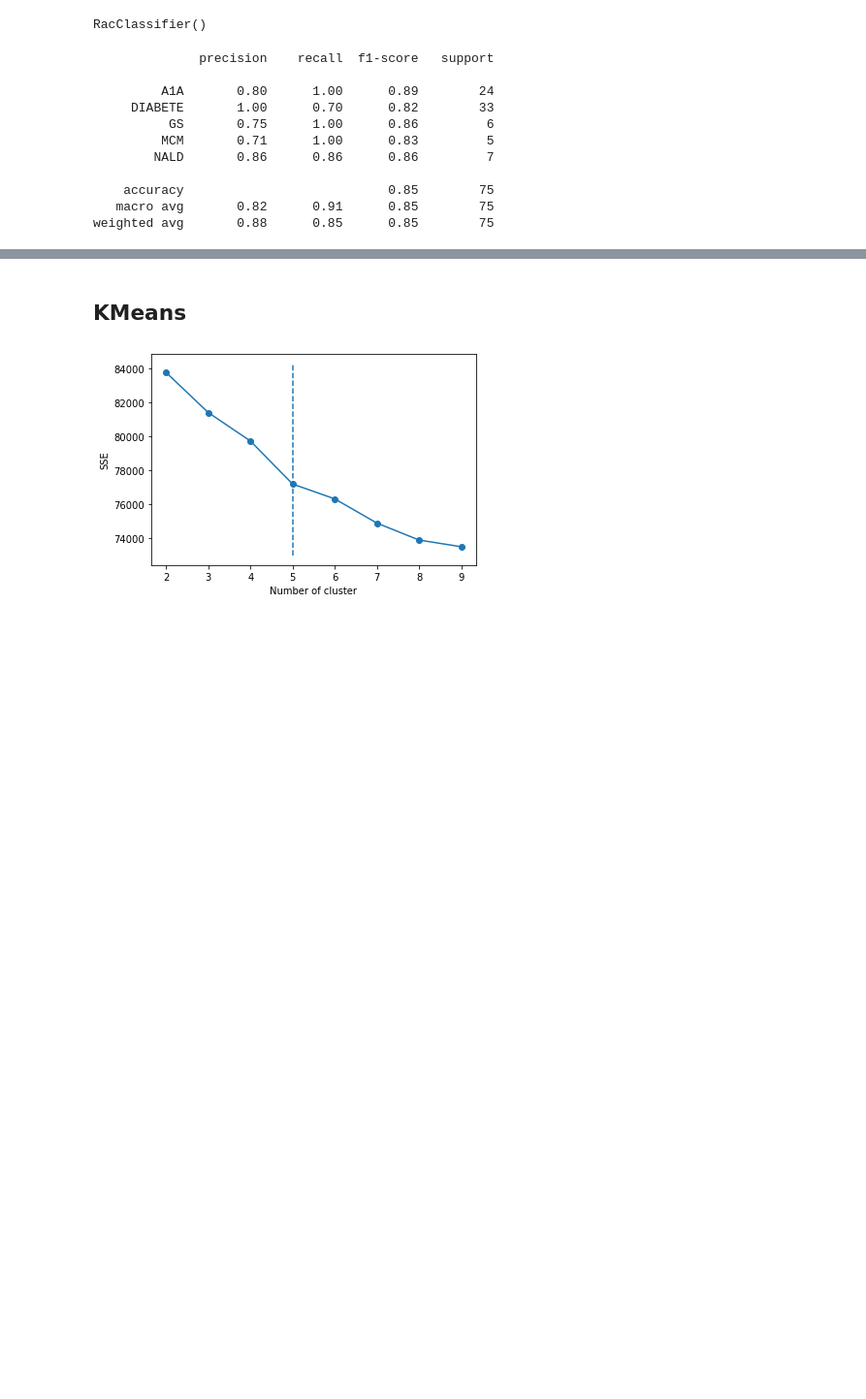
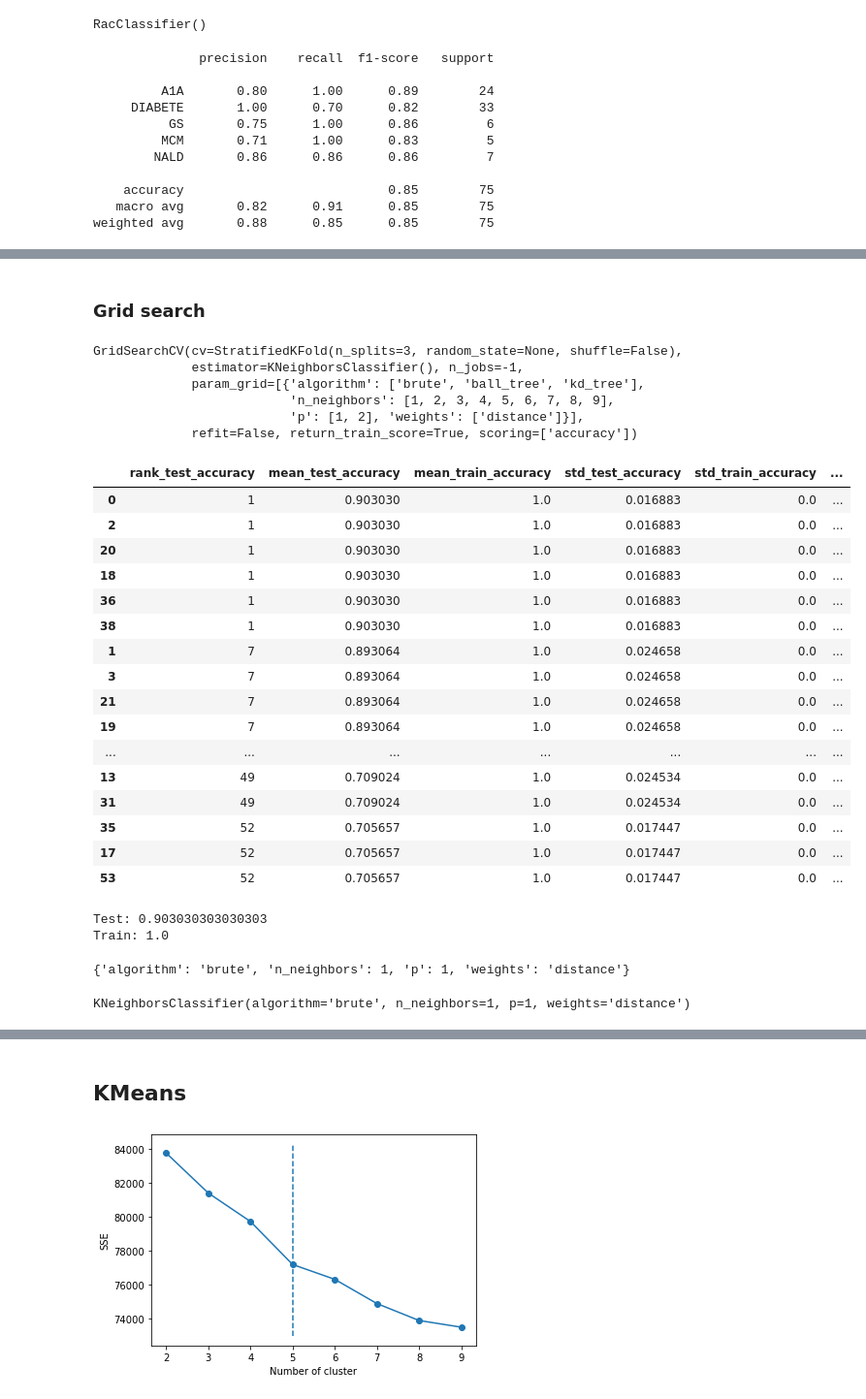
Before and after one commit to federicosilvestri/chl-project, a Jupyter notebook: src/notebooks/Classification.ipynb, the cells around one changed output, grey strips where cells are left out. Shown at 97% size. Cells and saved outputs as stored; diff of their text form; code cells hidden in the pictures; blank space fills up the shorter version.

```diff
--- a/src/notebooks/Classification.ipynb
+++ b/src/notebooks/Classification.ipynb
@@ -463,0 +494,2 @@ weighted avg       0.88      0.85      0.85        75
+# %% [markdown]
+### Grid search
@@ -463,0 +509,46 @@ weighted avg       0.88      0.85      0.85        75
+# %%
+clf = GridSearchCV(estimator=KNeighborsClassifier(), param_grid=param_grid, cv=cv, scoring=scoring, refit=False, n_jobs=-1, return_train_score=True)
+clf.fit(train_cv, target_cv)
+# %% [output]
+GridSearchCV(cv=StratifiedKFold(n_splits=3, random_state=None, shuffle=False),
+             estimator=KNeighborsClassifier(), n_jobs=-1,
+             param_grid=[{'algorithm': ['brute', 'ball_tree', 'kd_tree'],
+                          'n_neighbors': [1, 2, 3, 4, 5, 6, 7, 8, 9],
+                          'p': [1, 2], 'weights': ['distance']}],
+             refit=False, return_train_score=True, scoring=['accuracy'])
+# %%
+grid_search_report(clf.cv_results_)
+#p = grid_search_report(clf.cv_results_)[0:10]['params']
+#tmp = []
+#for i in p:
+    #tmp.append(i['leaf_size'])
+#plt.hist(tmp)
+# %% [output]
+|  | rank_test_accuracy | mean_test_accuracy | mean_train_accuracy | std_test_accuracy | std_train_accuracy | ... |
+| 0 | 1 | 0.903030 | 1.0 | 0.016883 | 0.0 | ... |
+| 2 | 1 | 0.903030 | 1.0 | 0.016883 | 0.0 | ... |
+| 20 | 1 | 0.903030 | 1.0 | 0.016883 | 0.0 | ... |
+| 18 | 1 | 0.903030 | 1.0 | 0.016883 | 0.0 | ... |
+| 36 | 1 | 0.903030 | 1.0 | 0.016883 | 0.0 | ... |
+| 38 | 1 | 0.903030 | 1.0 | 0.016883 | 0.0 | ... |
+| 1 | 7 | 0.893064 | 1.0 | 0.024658 | 0.0 | ... |
+| 3 | 7 | 0.893064 | 1.0 | 0.024658 | 0.0 | ... |
+| 21 | 7 | 0.893064 | 1.0 | 0.024658 | 0.0 | ... |
+| 19 | 7 | 0.893064 | 1.0 | 0.024658 | 0.0 | ... |
+| ... | ... | ... | ... | ... | ... | ... |
+| 13 | 49 | 0.709024 | 1.0 | 0.024534 | 0.0 | ... |
+| 31 | 49 | 0.709024 | 1.0 | 0.024534 | 0.0 | ... |
+| 35 | 52 | 0.705657 | 1.0 | 0.017447 | 0.0 | ... |
+| 17 | 52 | 0.705657 | 1.0 | 0.017447 | 0.0 | ... |
+| 53 | 52 | 0.705657 | 1.0 | 0.017447 | 0.0 | ... |
+# %%
+print('Test: '+ str(grid_search_report(clf.cv_results_).iloc[0]['mean_test_accuracy']))
+print('Train: '+ str(grid_search_report(clf.cv_results_).iloc[0]['mean_train_accuracy']))
+# %% [output]
+Test: 0.903030303030303
+Train: 1.0
+# %%
+best_params = grid_search_report(clf.cv_results_).iloc[0]['params']
+best_params
+# %% [output]
+{'algorithm': 'brute', 'n_neighbors': 1, 'p': 1, 'weights': 'distance'}
@@ -463,0 +557,5 @@ weighted avg       0.88      0.85      0.85        75
+# %%
+clf = KNeighborsClassifier(**best_params)
+clf.fit(train_x, train_y)
+# %% [output]
+KNeighborsClassifier(algorithm='brute', n_neighbors=1, p=1, weights='distance')
```
Also changed, not shown: parts of 30 cells of this notebook.
